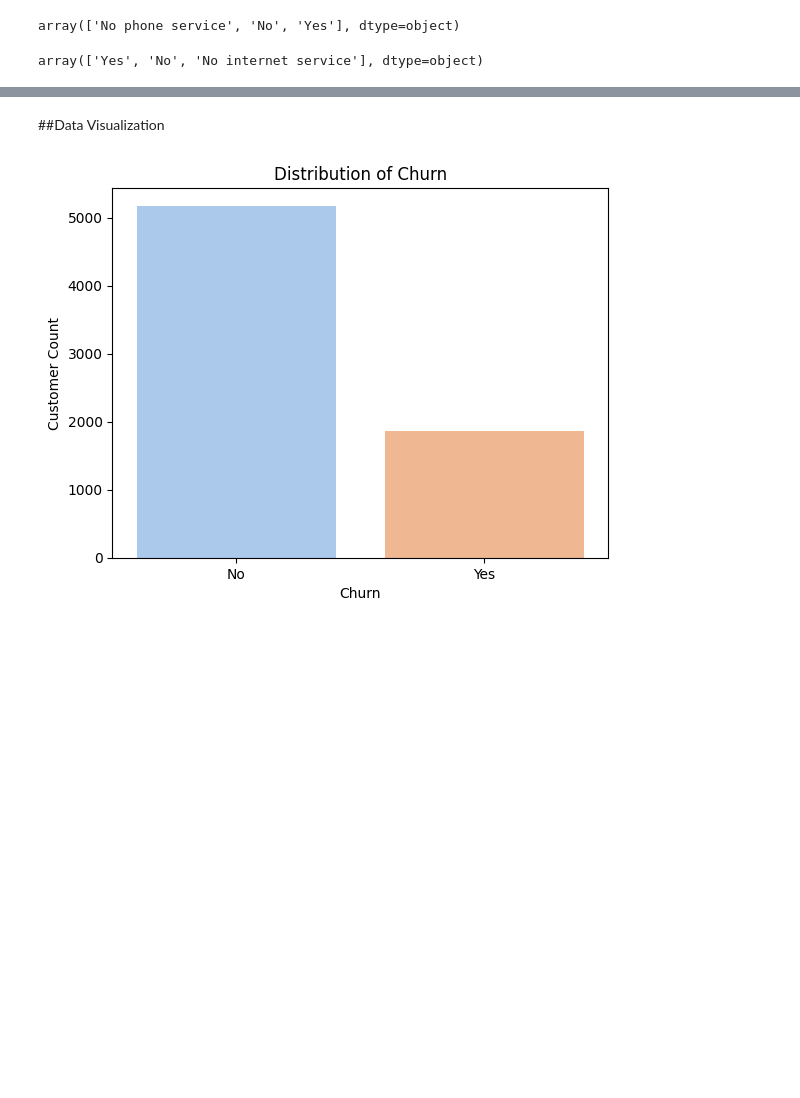
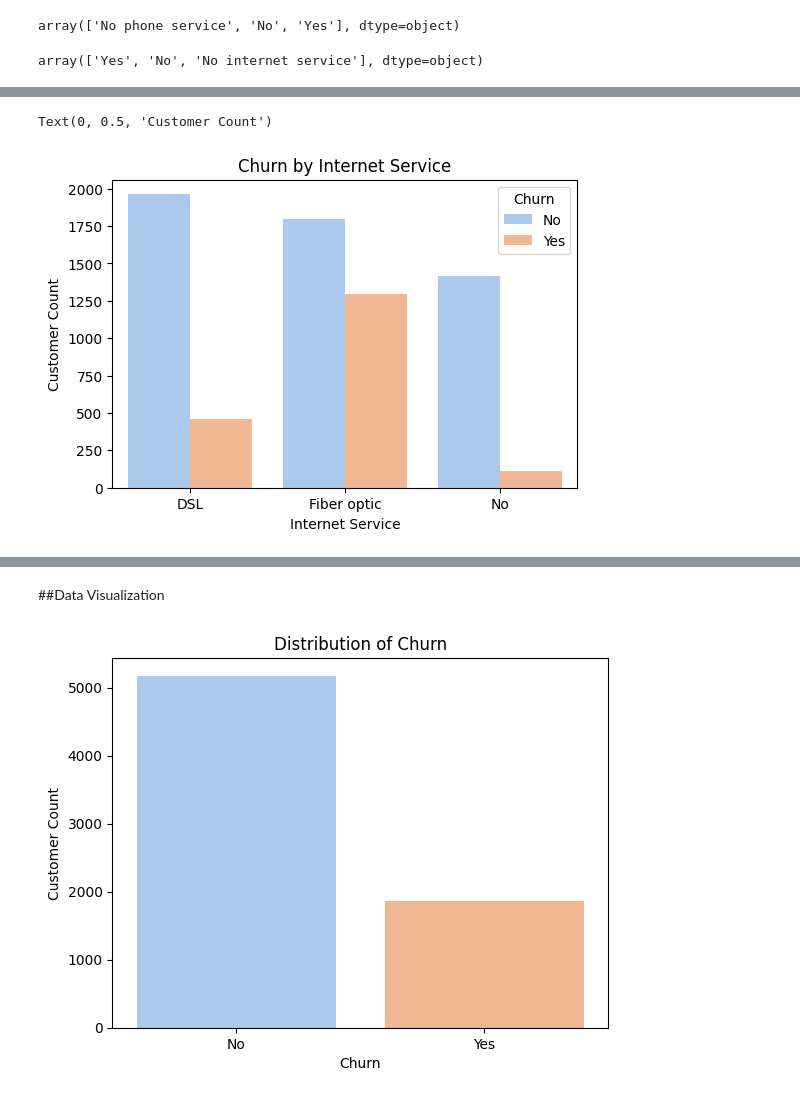
Before and after one commit to Wishmiii/Customer-Churn-Prediction-System-ML, a Jupyter notebook: CustomerChurnPredictionSystem.ipynb, the cells around one changed output, grey strips where cells are left out. Drawn from its saved outputs; the diff is of its cells as text; code cells hidden in the pictures; blank space fills up the shorter version.

```diff
--- a/CustomerChurnPredictionSystem.ipynb
+++ b/CustomerChurnPredictionSystem.ipynb
@@ -240,0 +224,10 @@ array(['Yes', 'No', 'No internet service'], dtype=object)
+# %%
+#Internet Service Vs. Churn
+plt.figure(figsize=(6,4))
+sns.countplot(x='InternetService',data=df, hue='Churn', palette='pastel')
+plt.title('Churn by Internet Service')
+plt.xlabel('Internet Service')
+plt.ylabel('Customer Count')
+# %% [output]
+Text(0, 0.5, 'Customer Count')
+[figure, added]
```
Also changed, not shown: parts of 20 cells of this notebook.
